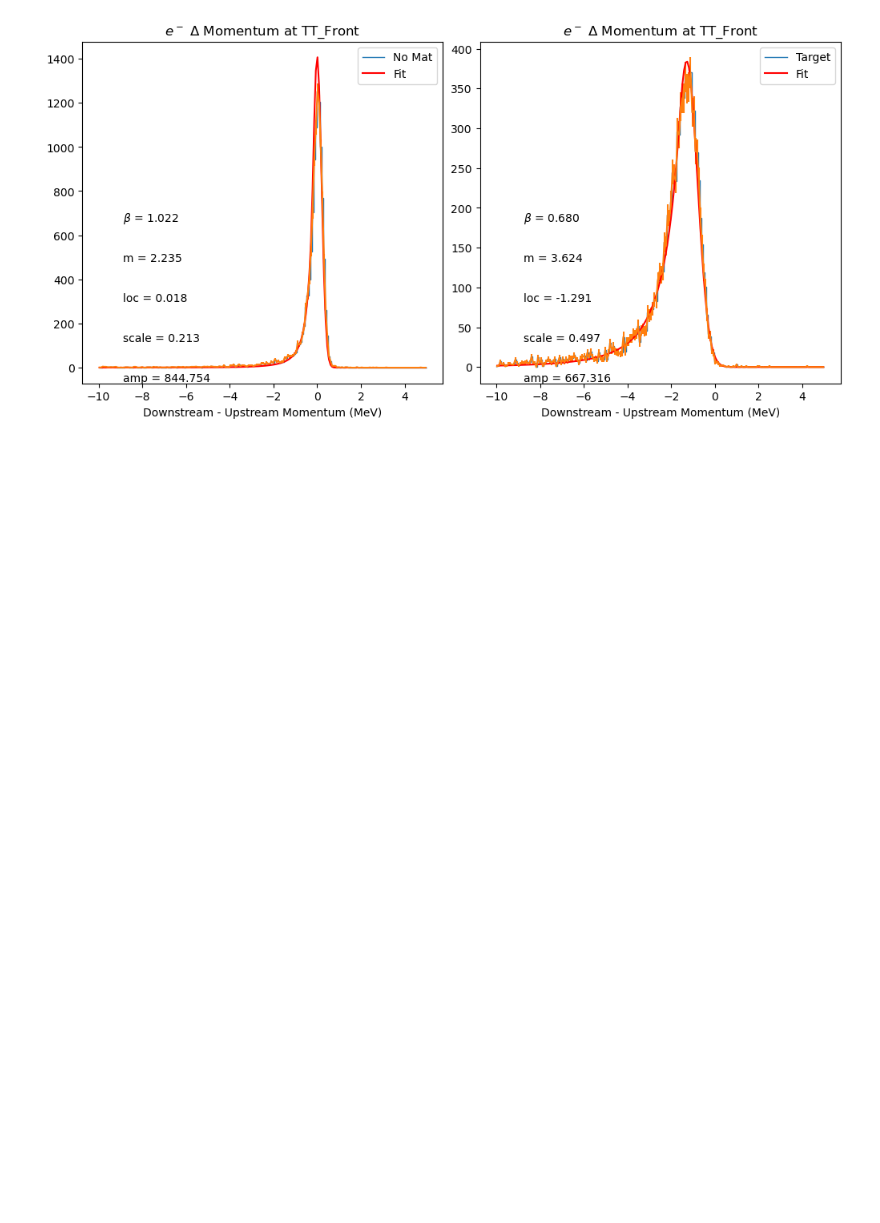
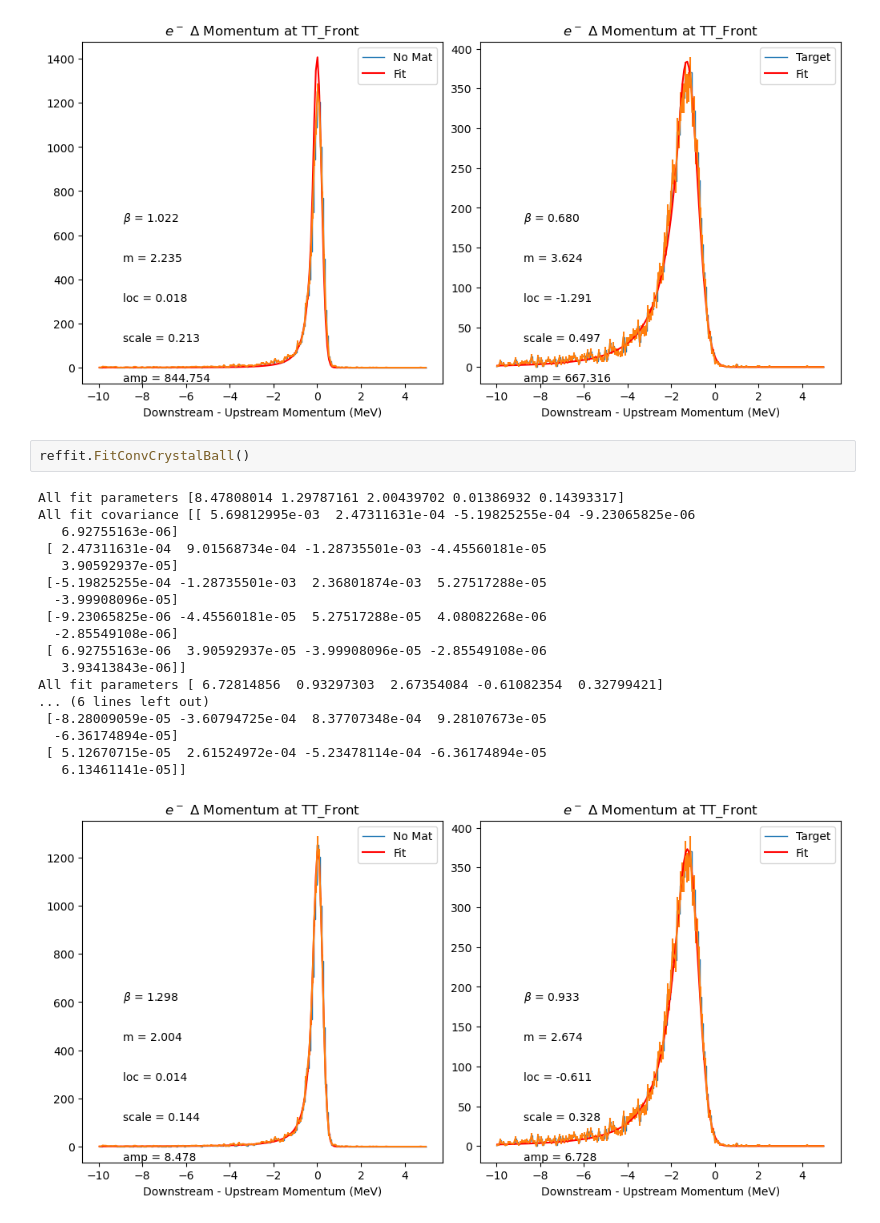
Before and after one commit to brownd1978/RefAna, a Jupyter notebook: FitReflections.ipynb, the cells around one changed output. Cells and saved outputs as stored; diff of their text form; blank space fills up the shorter version.

```diff
--- a/FitReflections.ipynb
+++ b/FitReflections.ipynb
@@ -74,3 +74,24 @@ All fit covariance [[ 5.92969158e+01  1.64887874e-02 -5.93405667e-02 -7.34382376
  [ 2.82335103e-03  1.96227787e-04 -8.41093531e-04 -1.05982984e-04
    9.36330158e-05]]
 [figure]
+# %%
+reffit.FitConvCrystalBall()
+# %% [output]
+All fit parameters [8.47808014 1.29787161 2.00439702 0.01386932 0.14393317]
+All fit covariance [[ 5.69812995e-03  2.47311631e-04 -5.19825255e-04 -9.23065825e-06
+   6.92755163e-06]
+ [ 2.47311631e-04  9.01568734e-04 -1.28735501e-03 -4.45560181e-05
+   3.90592937e-05]
+ [-5.19825255e-04 -1.28735501e-03  2.36801874e-03  5.27517288e-05
+  -3.99908096e-05]
+ [-9.23065825e-06 -4.45560181e-05  5.27517288e-05  4.08082268e-06
+  -2.85549108e-06]
+ [ 6.92755163e-06  3.90592937e-05 -3.99908096e-05 -2.85549108e-06
+   3.93413843e-06]]
+All fit parameters [ 6.72814856  0.93297303  2.67354084 -0.61082354  0.32799421]
+... (6 lines left out)
+ [-8.28009059e-05 -3.60794725e-04  8.37707348e-04  9.28107673e-05
+  -6.36174894e-05]
+ [ 5.12670715e-05  2.61524972e-04 -5.23478114e-04 -6.36174894e-05
+   6.13461141e-05]]
+[figure, added]
```
Also changed, not shown: parts of 3 cells of this notebook, 1 other file.
